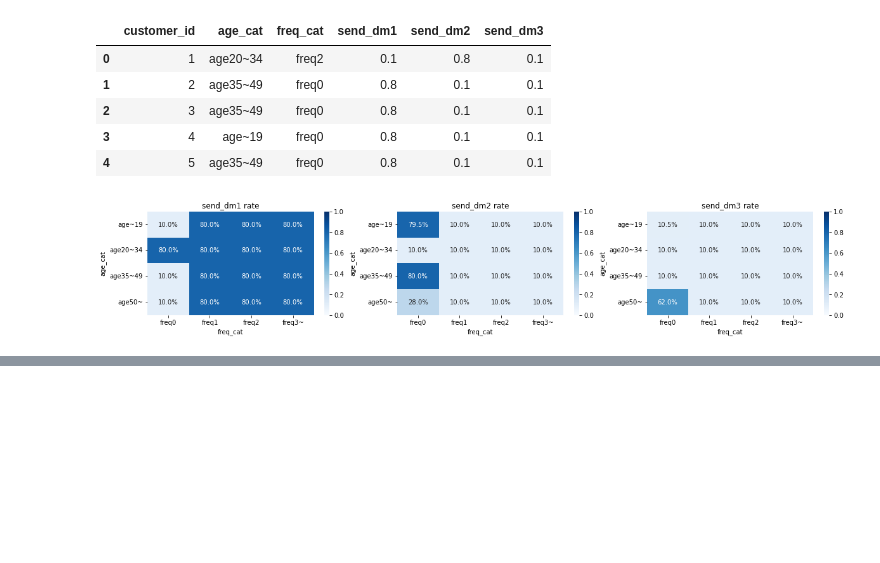
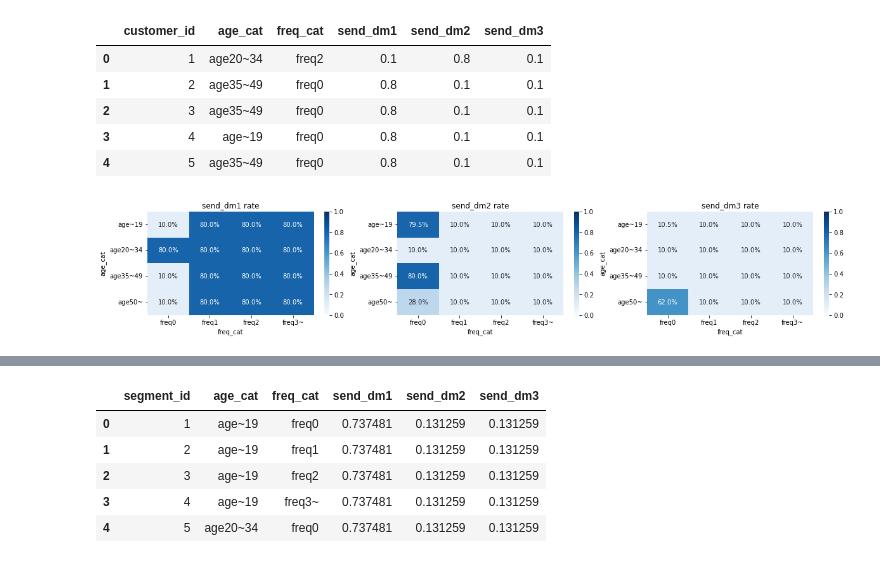
Before and after one commit to astaka-pe/math_opt, a Jupyter notebook: casestudy/chap4/result_analysis.ipynb, the cells around one changed output, grey strips where cells are left out. Saved outputs shown, nothing was run; the diff lists cells and outputs as text; code cells hidden in the pictures; blank space fills up the shorter version.

```diff
--- a/casestudy/chap4/result_analysis.ipynb
+++ b/casestudy/chap4/result_analysis.ipynb
@@ -83,0 +96,10 @@ plt.show()
+# %%
+minmax_send_df = pd.concat([prob_df[["segment_id", "age_cat", "freq_cat"]], send_dm_df.iloc[:, 1:]], axis=1)
+minmax_send_df.head()
+# %% [output]
+|  | segment_id | age_cat | freq_cat | send_dm1 | send_dm2 | send_dm3 |
+| 0 | 1 | age~19 | freq0 | 0.737481 | 0.131259 | 0.131259 |
+| 1 | 2 | age~19 | freq1 | 0.737481 | 0.131259 | 0.131259 |
+| 2 | 3 | age~19 | freq2 | 0.737481 | 0.131259 | 0.131259 |
+| 3 | 4 | age~19 | freq3~ | 0.737481 | 0.131259 | 0.131259 |
+| 4 | 5 | age20~34 | freq0 | 0.737481 | 0.131259 | 0.131259 |
```
Also changed, not shown: parts of 6 cells of this notebook, 8 other files.
